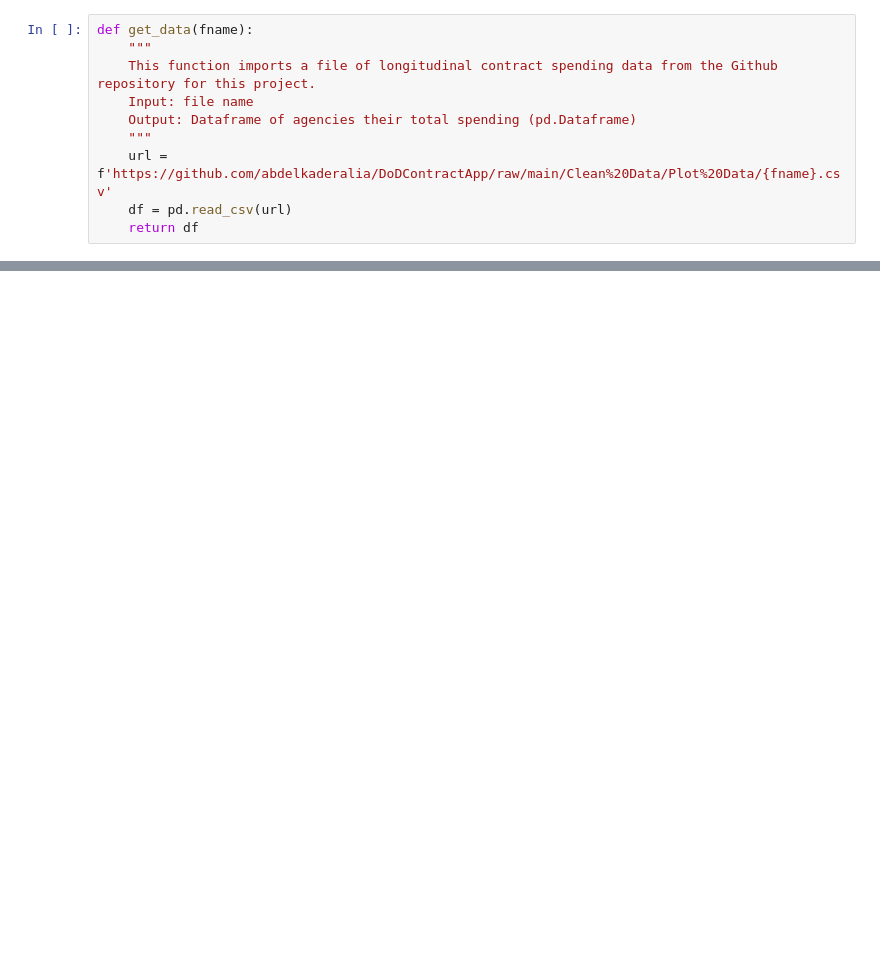
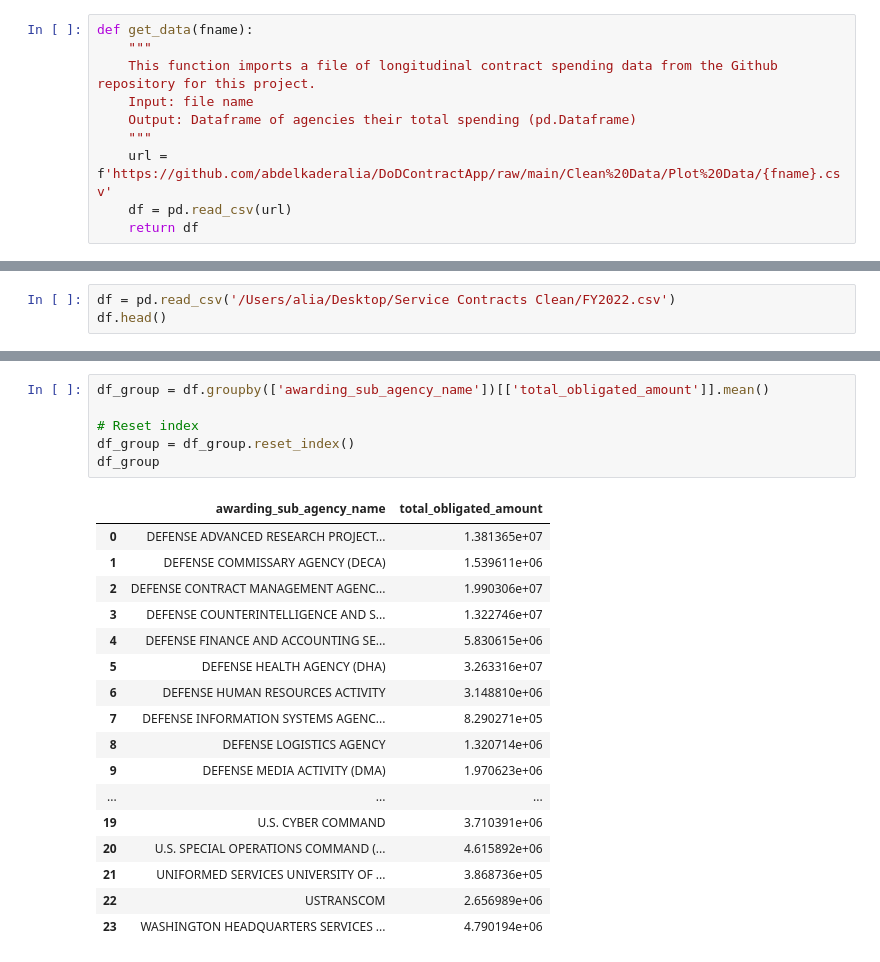
Before and after one commit to abdelkaderalia/DoDContractApp, a Jupyter notebook: py/Data Cleaning.ipynb, the cells around one changed output, grey strips where cells are left out. Cells and saved outputs as stored; diff of their text form; blank space fills up the shorter version.

```diff
--- a/py/Data Cleaning.ipynb
+++ b/py/Data Cleaning.ipynb
@@ -166,0 +232,3 @@ df_agencies
+# %%
+df = pd.read_csv('/Users/alia/Desktop/Service Contracts Clean/FY2022.csv')
+df.head()
@@ -166,0 +242,24 @@ df_agencies
+# %%
+df_group = df.groupby(['awarding_sub_agency_name'])[['total_obligated_amount']].mean()
+
+# Reset index
+df_group = df_group.reset_index()
+df_group
+# %% [output]
+|  | awarding_sub_agency_name | total_obligated_amount |
+| 0 | DEFENSE ADVANCED RESEARCH PROJECT... | 1.381365e+07 |
+| 1 | DEFENSE COMMISSARY AGENCY (DECA) | 1.539611e+06 |
+| 2 | DEFENSE CONTRACT MANAGEMENT AGENC... | 1.990306e+07 |
+| 3 | DEFENSE COUNTERINTELLIGENCE AND S... | 1.322746e+07 |
+| 4 | DEFENSE FINANCE AND ACCOUNTING SE... | 5.830615e+06 |
+| 5 | DEFENSE HEALTH AGENCY (DHA) | 3.263316e+07 |
+| 6 | DEFENSE HUMAN RESOURCES ACTIVITY | 3.148810e+06 |
+| 7 | DEFENSE INFORMATION SYSTEMS AGENC... | 8.290271e+05 |
+| 8 | DEFENSE LOGISTICS AGENCY | 1.320714e+06 |
+| 9 | DEFENSE MEDIA ACTIVITY (DMA) | 1.970623e+06 |
+| ... | ... | ... |
+| 19 | U.S. CYBER COMMAND | 3.710391e+06 |
+| 20 | U.S. SPECIAL OPERATIONS COMMAND (... | 4.615892e+06 |
+| 21 | UNIFORMED SERVICES UNIVERSITY OF ... | 3.868736e+05 |
+| 22 | USTRANSCOM | 2.656989e+06 |
+| 23 | WASHINGTON HEADQUARTERS SERVICES ... | 4.790194e+06 |
```
Also changed, not shown: parts of 12 cells of this notebook, 7 other files.
